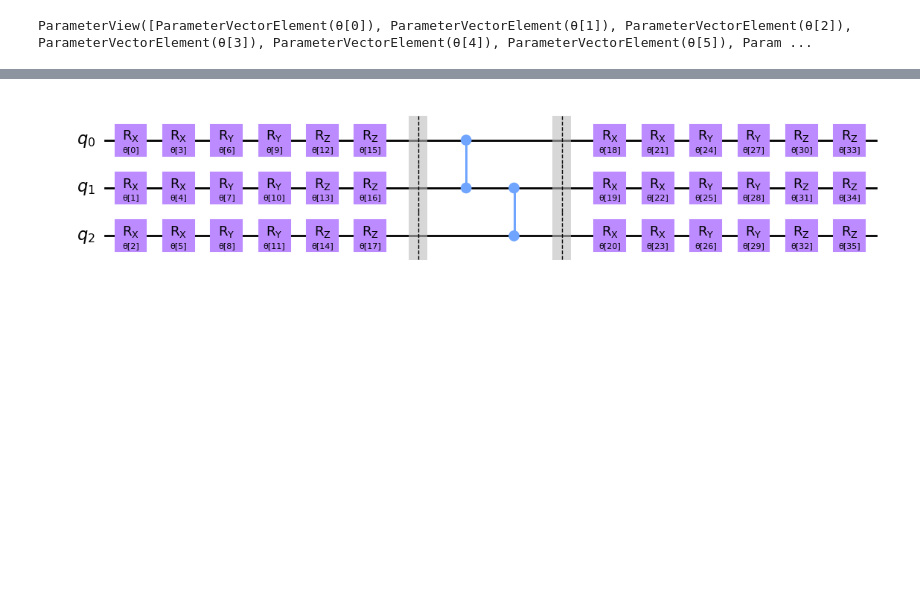
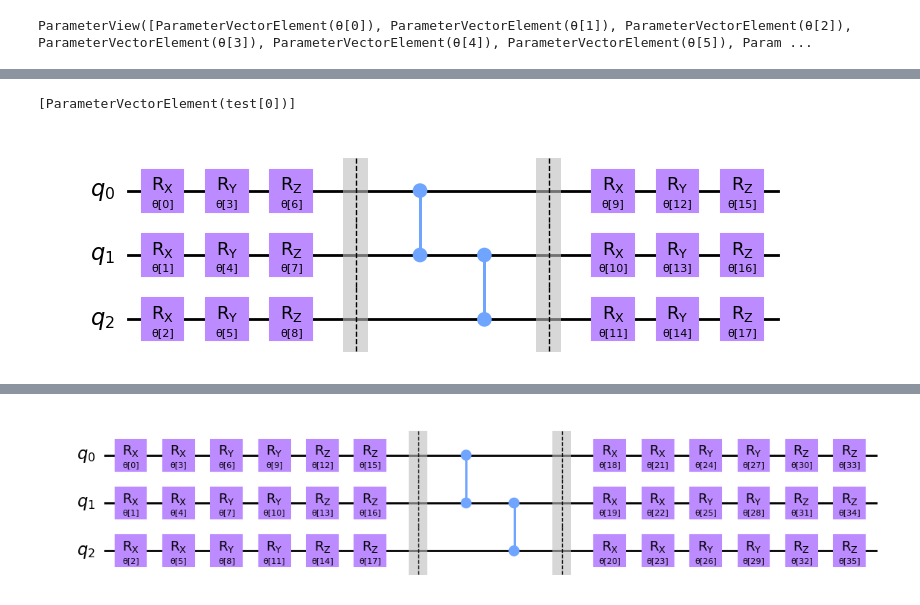
Before and after one commit to ericardomuten/-qamp-spring-23-, a Jupyter notebook: Development Notebook.ipynb, the cells around one changed output, grey strips where cells are left out. Drawn from its saved outputs; the diff is of its cells as text; code cells hidden in the pictures; blank space fills up the shorter version.

```diff
--- a/Development Notebook.ipynb
+++ b/Development Notebook.ipynb
@@ -386,0 +557,4 @@ DRC.circuit.draw('mpl')
+# %%
+[test[0]]
+# %% [output]
+[ParameterVectorElement(test[0])]
@@ -386,0 +565,6 @@ DRC.circuit.draw('mpl')
+# %%
+num_layers = 2
+two_local_circuit = TwoLocal(3, ['rx', 'ry', 'rz'], 'cz', 'linear', reps=num_layers-1, insert_barriers=True)
+two_local_circuit.decompose().draw('mpl')
+# %% [output]
+[figure, added]
```
Also changed, not shown: parts of 28 cells of this notebook, 1 other file.
